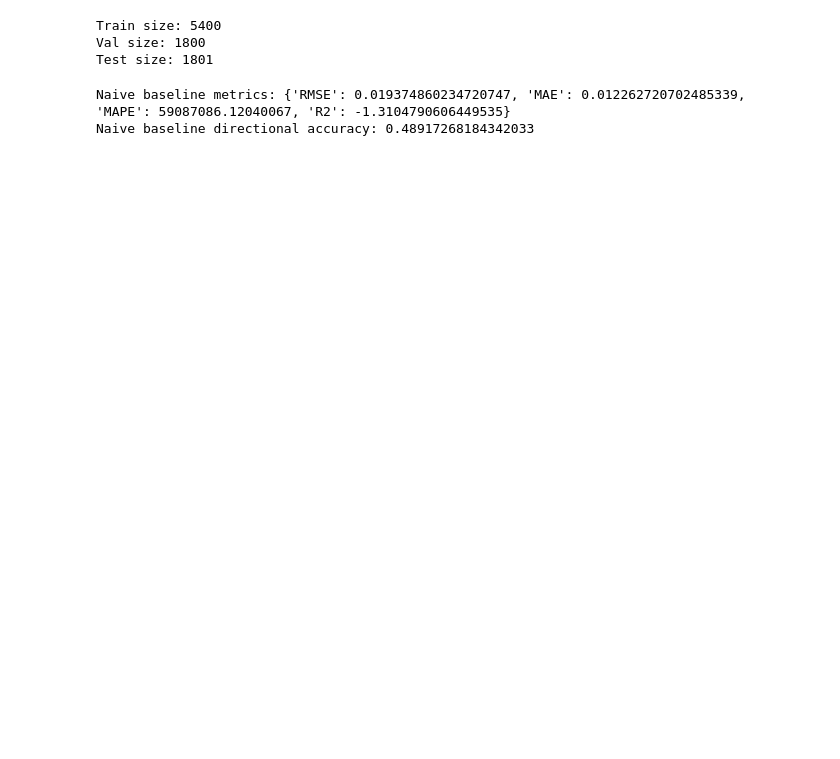
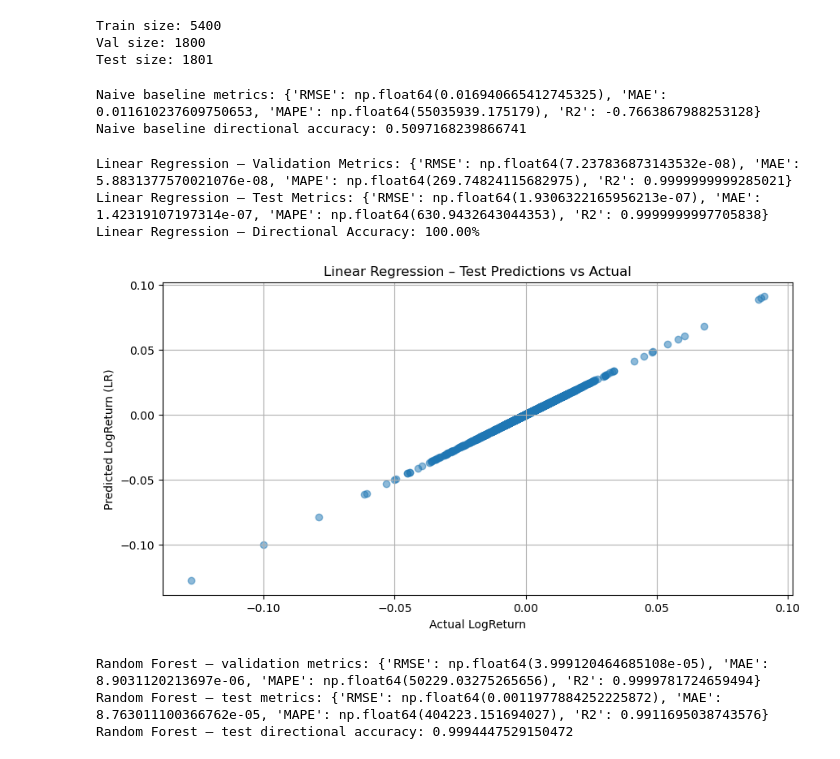
Before and after one commit to UCB-stat-159-f25/final-group13, a Jupyter notebook: notebooks/Model_#3.ipynb, the cells around one changed output. Cells and saved outputs as stored; diff of their text form; code cells hidden in the pictures; blank space fills up the shorter version.

```diff
--- a/notebooks/Model_#3.ipynb
+++ b/notebooks/Model_#3.ipynb
@@ -66,7 +51,7 @@ df_sup.head()
 # %%
 df_train, df_val, df_test = time_series_split(df_sup, train_frac=0.6, val_frac=0.2)
 
-feature_cols = [c for c in df_sup.columns if c not in ["y"]]
+feature_cols = [c for c in df_sup.columns if c !=["y"]]
 
 X_train, y_train = df_train[feature_cols], df_train["y"]
 X_val, y_val = df_val[feature_cols], df_val["y"]
@@ -81,7 +66,7 @@ Val size: 1800
 Test size: 1801
 # %%
 #baseline
-y_test_naive = df_test["LogReturn"]
+y_test_naive = df_test["LogReturn_lag1"]
 
 baseline_metrics = compute_regression_metrics(y_test, y_test_naive)
 baseline_dir_acc = directional_accuracy(y_test, y_test_naive)
@@ -89,5 +74,51 @@ baseline_dir_acc = directional_accuracy(y_test, y_test_naive)
 print("Naive baseline metrics:", baseline_metrics)
 print("Naive baseline directional accuracy:", baseline_dir_acc)
 # %% [output]
-Naive baseline metrics: {'RMSE': 0.019374860234720747, 'MAE': 0.012262720702485339, 'MAPE': 59087086.12040067, 'R2': -1.3104790606449535}
-Naive baseline directional accuracy: 0.48917268184342033
+Naive baseline metrics: {'RMSE': np.float64(0.016940665412745325), 'MAE': 0.011610237609750653, 'MAPE': np.float64(55035939.175179), 'R2': -0.7663867988253128}
+Naive baseline directional accuracy: 0.5097168239866741
+# %%
+# Linear Regression
+linreg = LinearRegression()
+linreg.fit(X_train, y_train)
+
+y_val_lr = linreg.predict(X_val)
+y_test_lr = linreg.predict(X_test)
+
+lr_val_metrics = compute_regression_metrics(y_val, y_val_lr)
+lr_test_metrics = compute_regression_metrics(y_test, y_test_lr)
+lr_dir_acc = directional_accuracy(y_test, y_test_lr)
+
+print("Linear Regression – Validation Metrics:", lr_val_metrics)
+print("Linear Regression – Test Metrics:", lr_test_metrics)
+print(f"Linear Regression – Directional Accuracy: {lr_dir_acc:.2%}")
+# %% [output]
+Linear Regression – Validation Metrics: {'RMSE': np.float64(7.237836873143532e-08), 'MAE': 5.8831377570021076e-08, 'MAPE': np.float64(269.74824115682975), 'R2': 0.9999999999285021}
+Linear Regression – Test Metrics: {'RMSE': np.float64(1.9306322165956213e-07), 'MAE': 1.42319107197314e-07, 'MAPE': np.float64(630.9432643044353), 'R2': 0.9999999997705838}
+Linear Regression – Directional Accuracy: 100.00%
+# %%
+plt.scatter(y_test, y_test_lr, alpha=0.5)
+plt.xlabel("Actual LogReturn")
+plt.ylabel("Predicted LogReturn (LR)")
+plt.title("Linear Regression – Test Predictions vs Actual")
+plt.savefig("../images/LR.png")
+plt.show()
+# %% [output]
+[figure, added]
+# %%
+rf = RandomForestRegressor(n_estimators=200, max_depth=None, random_state=42)
+rf.fit(X_train, y_train)
+
+y_val_rf = rf.predict(X_val)
+y_test_rf = rf.predict(X_test)
+
+rf_val_metrics = compute_regression_metrics(y_val, y_val_rf)
+rf_test_metrics = compute_regression_metrics(y_test, y_test_rf)
+rf_dir_acc = directional_accuracy(y_test, y_test_rf)
+
+print("Random Forest – validation metrics:", rf_val_metrics)
+print("Random Forest – test metrics:", rf_test_metrics)
+print("Random Forest – test directional accuracy:", rf_dir_acc)
+# %% [output]
+Random Forest – validation metrics: {'RMSE': np.float64(3.999120464685108e-05), 'MAE': 8.9031120213697e-06, 'MAPE': np.float64(50229.03275265656), 'R2': 0.9999781724659494}
+Random Forest – test metrics: {'RMSE': np.float64(0.0011977884252225872), 'MAE': 8.763011100366762e-05, 'MAPE': np.float64(404223.151694027), 'R2': 0.9911695038743576}
+Random Forest – test directional accuracy: 0.9994447529150472
```
Also changed, not shown: parts of 8 cells of this notebook, 12 other files.
